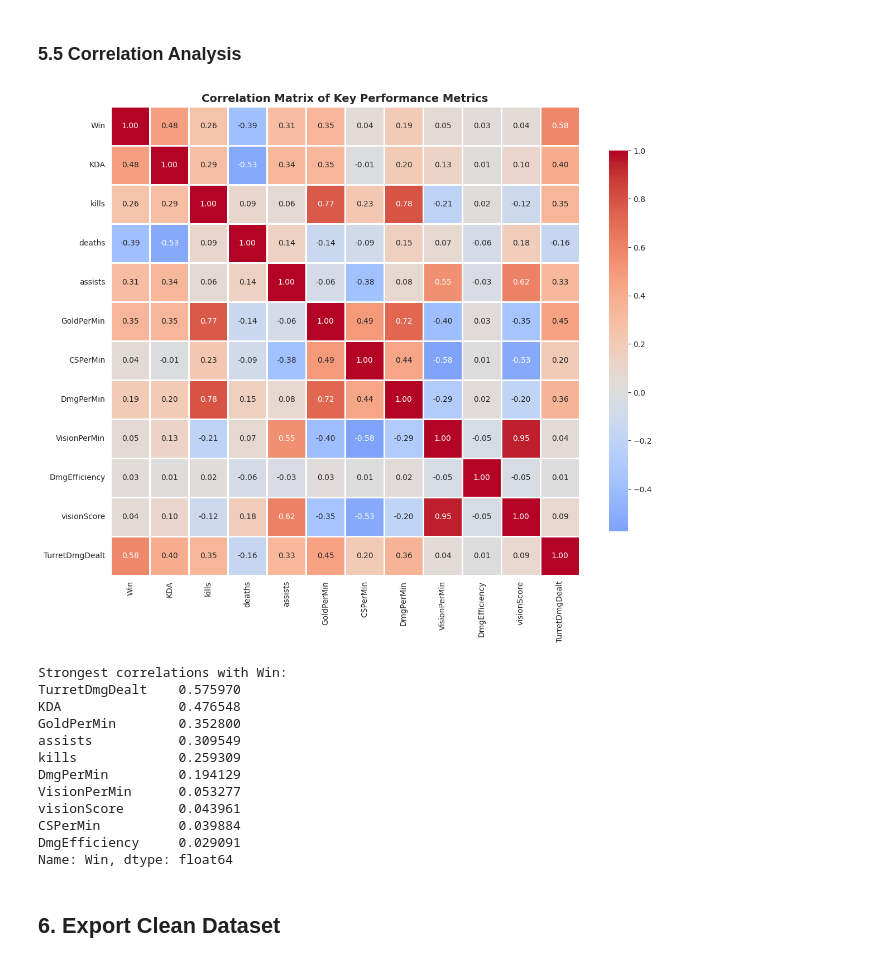
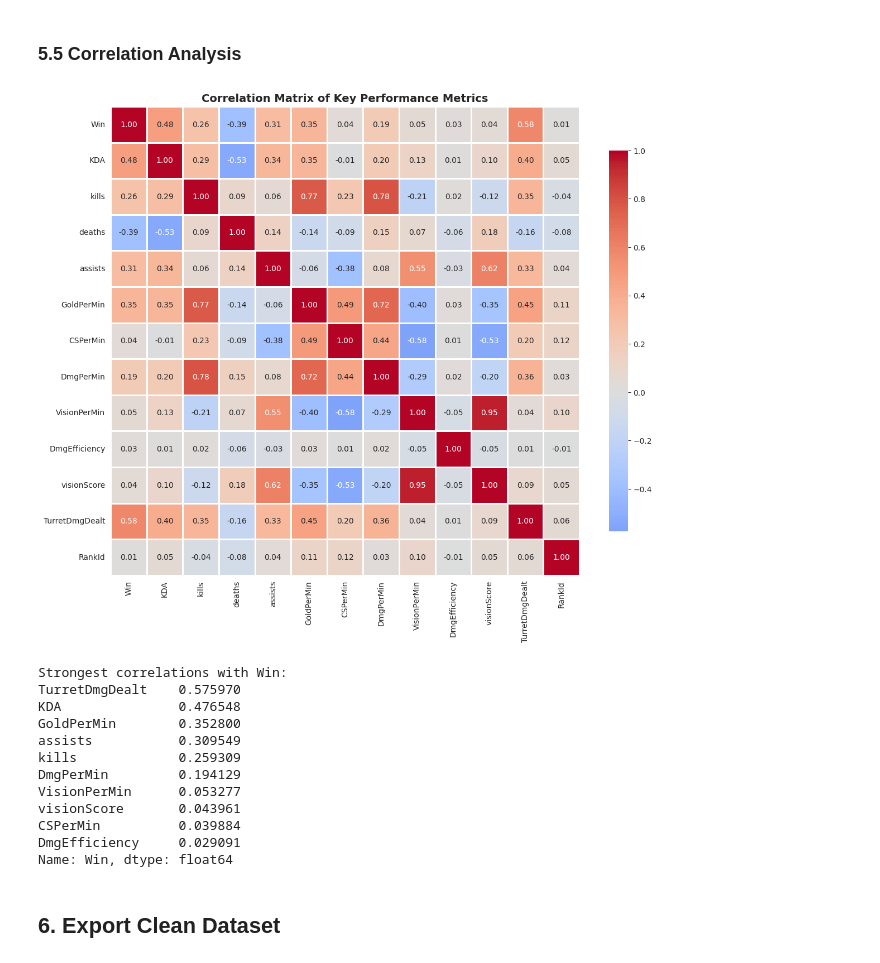
Before and after one commit to Icefirez1/COMP560_Final_Project, a Jupyter notebook: league_data_analysis.ipynb, the cells around one changed output. Drawn from its saved outputs; the diff is of its cells as text; code cells hidden in the pictures.

```diff
--- a/league_data_analysis.ipynb
+++ b/league_data_analysis.ipynb
@@ -706,27 +704,28 @@ Meta Champions (>52% WR, >200 games):
 ### 5.5 Correlation Analysis
 # %%
 # Correlation matrix for key metrics
+
 correlation_metrics = [
     'Win', 'KDA', 'kills', 'deaths', 'assists',
     'GoldPerMin', 'CSPerMin', 'DmgPerMin', 'VisionPerMin',
-    'DmgEfficiency', 'visionScore', 'TurretDmgDealt'
+    'DmgEfficiency', 'visionScore', 'TurretDmgDealt', 'RankId'
 ]
 
 corr_matrix = match_stats_clean[correlation_metrics].corr()
 
 plt.figure(figsize=(12, 10))
 sns.heatmap(corr_matrix, annot=True, fmt='.2f', cmap='coolwarm', center=0,
             square=True, linewidths=1, cbar_kws={"shrink": 0.8})
 plt.title('Correlation Matrix of Key Performance Metrics', fontsize=14, fontweight='bold')
 plt.tight_layout()
 plt.show()
 
 # Print strongest correlations with Win
 win_correlations = corr_matrix['Win'].sort_values(ascending=False)
 print("\nStrongest correlations with Win:")
 print(win_correlations[1:].head(10))
 # %% [output]
-[figure, old version]
+[figure, new version]
 Strongest correlations with Win:
 TurretDmgDealt    0.575970
 KDA               0.476548
```
Also changed, not shown: parts of 1 cell of this notebook, 3 other files.
